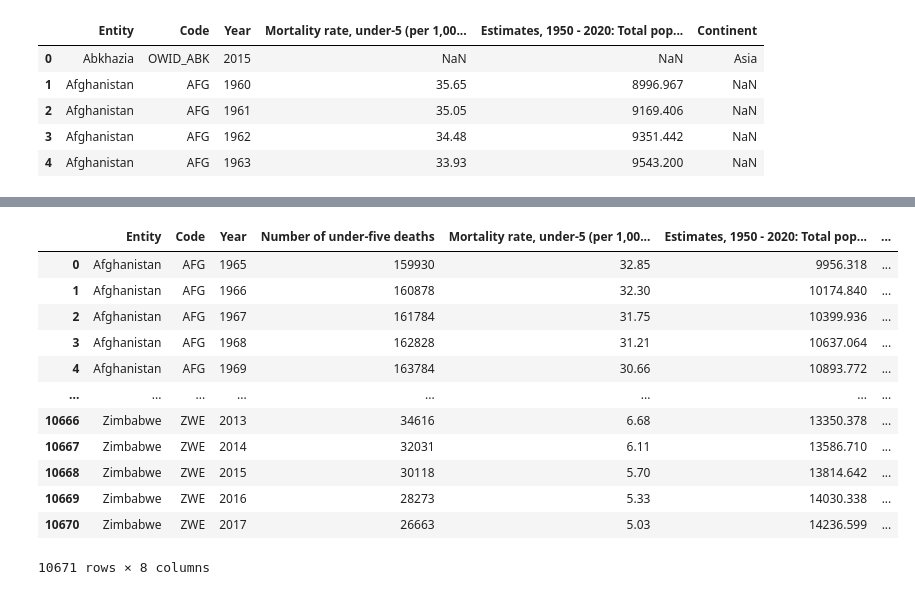
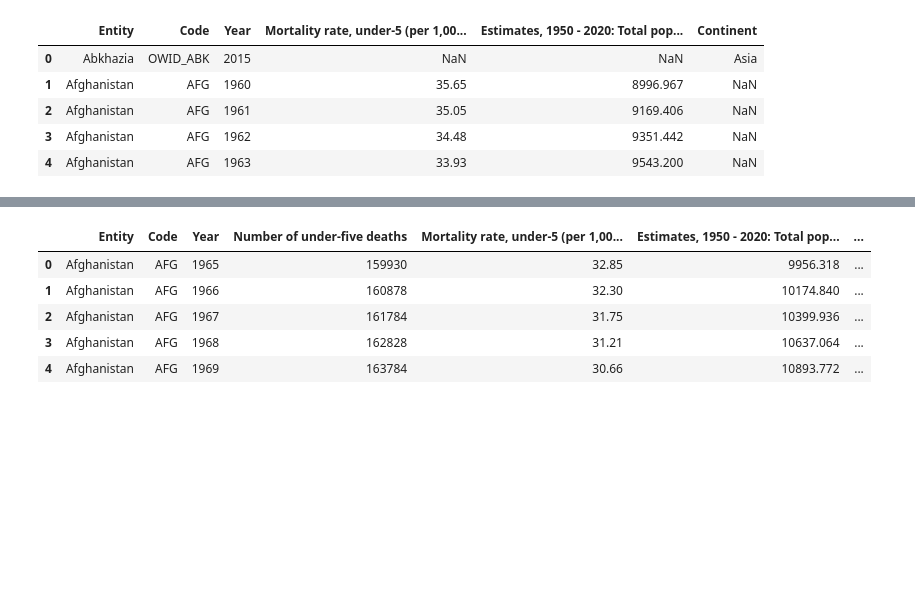
Before and after one commit to suhanijaiswal4/2021_Spring_finals, a Jupyter notebook: main_pr.ipynb, the cells around one changed output, grey strips where cells are left out. Saved outputs shown, nothing was run; the diff lists cells and outputs as text; code cells hidden in the pictures; blank space fills up the shorter version.

```diff
--- a/main_pr.ipynb
+++ b/main_pr.ipynb
@@ -463,19 +389,12 @@ Dataset_3
 # %%
 Merged_data_2= pd.merge(Merged_data_1, Dataset_3, how='left', on=['Entity', 'Code', 'Year'])
-Merged_data_2
+Merged_data_2.head()
 # %% [output]
 |  | Entity | Code | Year | Number of under-five deaths | Mortality rate, under-5 (per 1,00... | Estimates, 1950 - 2020: Total pop... | ... |
 | 0 | Afghanistan | AFG | 1965 | 159930 | 32.85 | 9956.318 | ... |
 | 1 | Afghanistan | AFG | 1966 | 160878 | 32.30 | 10174.840 | ... |
 | 2 | Afghanistan | AFG | 1967 | 161784 | 31.75 | 10399.936 | ... |
 | 3 | Afghanistan | AFG | 1968 | 162828 | 31.21 | 10637.064 | ... |
 | 4 | Afghanistan | AFG | 1969 | 163784 | 30.66 | 10893.772 | ... |
-| ... | ... | ... | ... | ... | ... | ... | ... |
-| 10666 | Zimbabwe | ZWE | 2013 | 34616 | 6.68 | 13350.378 | ... |
-| 10667 | Zimbabwe | ZWE | 2014 | 32031 | 6.11 | 13586.710 | ... |
-| 10668 | Zimbabwe | ZWE | 2015 | 30118 | 5.70 | 13814.642 | ... |
-| 10669 | Zimbabwe | ZWE | 2016 | 28273 | 5.33 | 14030.338 | ... |
-| 10670 | Zimbabwe | ZWE | 2017 | 26663 | 5.03 | 14236.599 | ... |
-10671 rows × 8 columns
 # %%
 Merged_data_2 = Merged_data_2.drop(['Mortality rate, under-5 (per 1,000 live births)', 'Continent'], axis=1)
```
Also changed, not shown: parts of 18 cells of this notebook.
